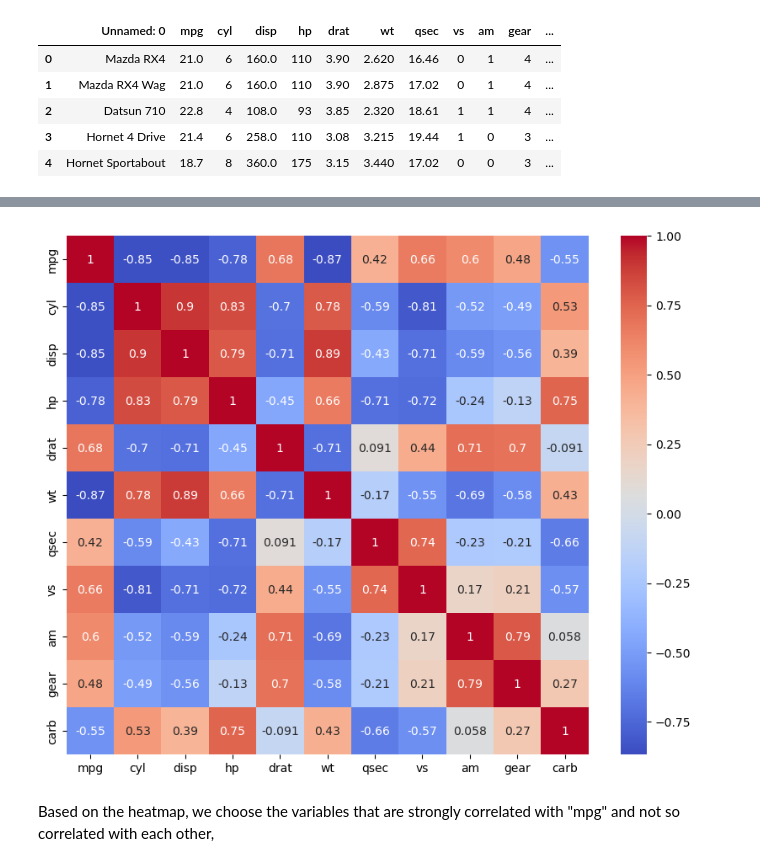
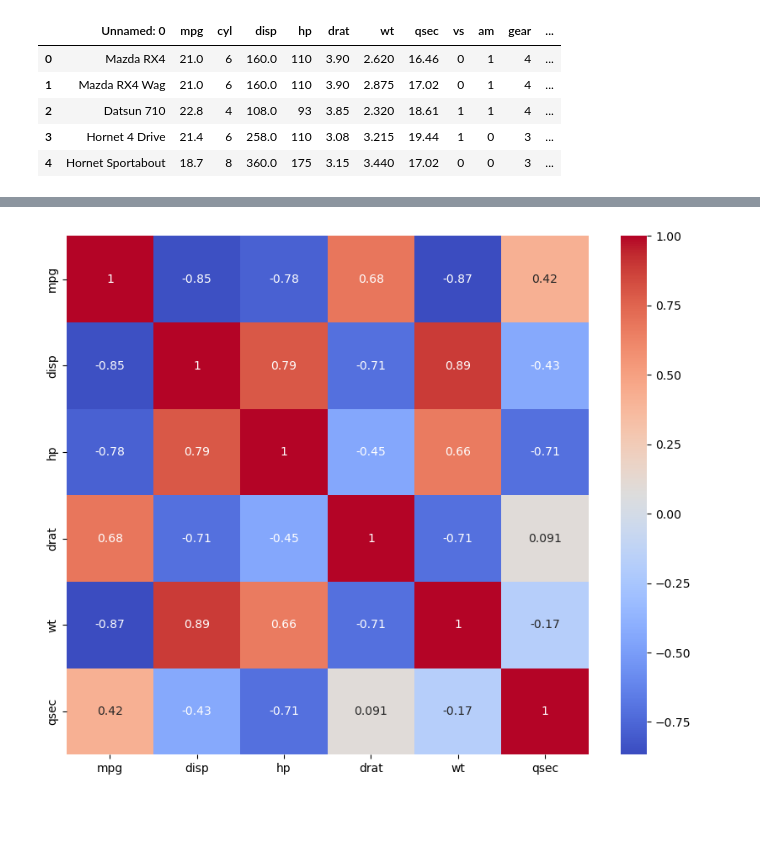
Before and after one commit to DeekshithaGona/EDS-machine-learning-, a Jupyter notebook: Lecture_5_Linear_Regression.ipynb, the cells around one changed output, grey strips where cells are left out. Drawn from its saved outputs; the diff is of its cells as text; code cells hidden in the pictures; blank space fills up the shorter version.

```diff
--- a/Lecture_5_Linear_Regression.ipynb
+++ b/Lecture_5_Linear_Regression.ipynb
@@ -667,0 +649,5 @@ mtcars_data.head()
+# %%
+# Select continuous numerical variables
+mtcars_data = mtcars_data[['mpg', 'disp', 'hp', 'drat', 'wt', 'qsec']]
+
+mtcars_data.head()
@@ -680,16 +673,11 @@ mtcars_data.describe()
 # %%
-# Drop the first column ('Unnamed: 0')
-mtcars_data = mtcars_data.drop(columns=['Unnamed: 0'])
-
 
 # Calculate the correlation matrix
 corr_matrix = mtcars_data.corr()
 
 # Visualize the correlation matrix
 plt.figure(figsize=(10, 8))
 sns.heatmap(corr_matrix, annot=True, cmap="coolwarm")
 plt.show()
 # %% [output]
-[figure, old version]
+[figure, new version]
-# %% [markdown]
-Based on the heatmap, we choose the variables that are strongly correlated with "mpg" and not so correlated with each other,
```
Also changed, not shown: parts of 67 cells of this notebook.
